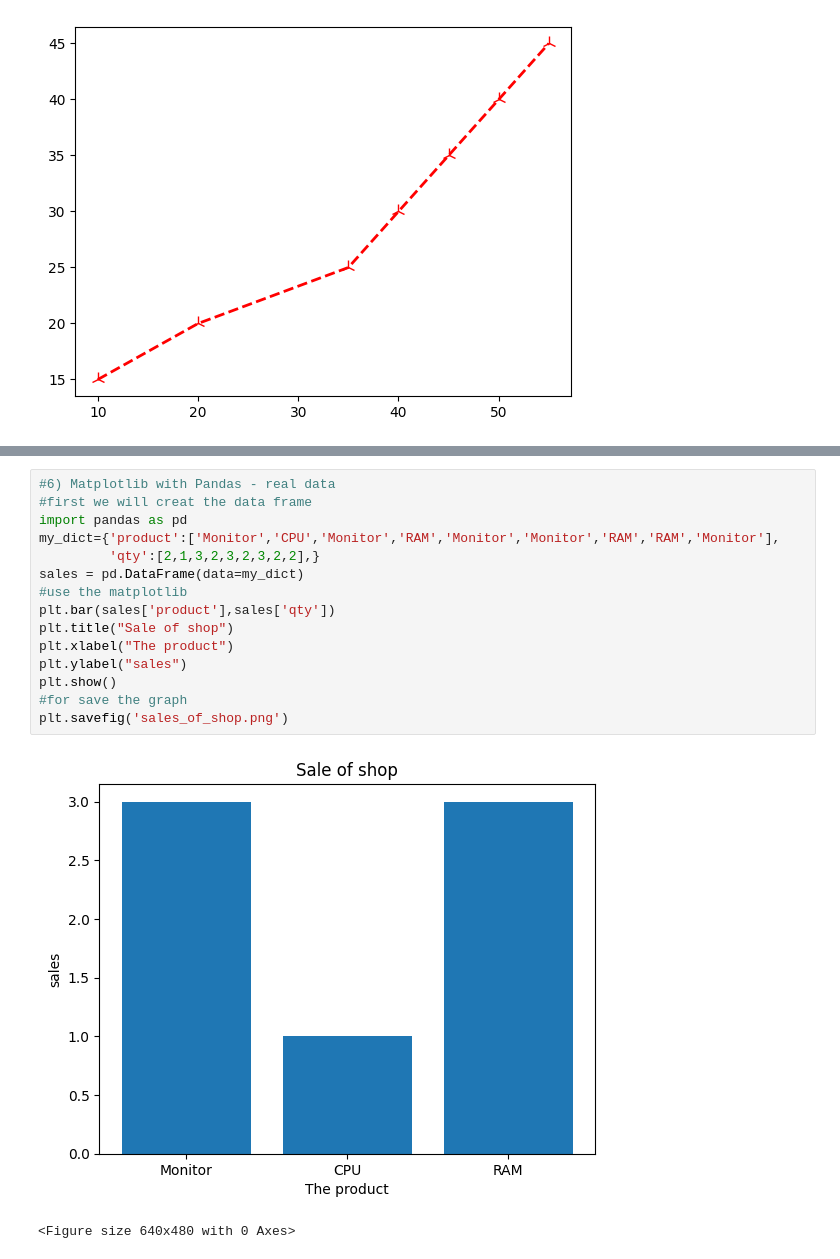
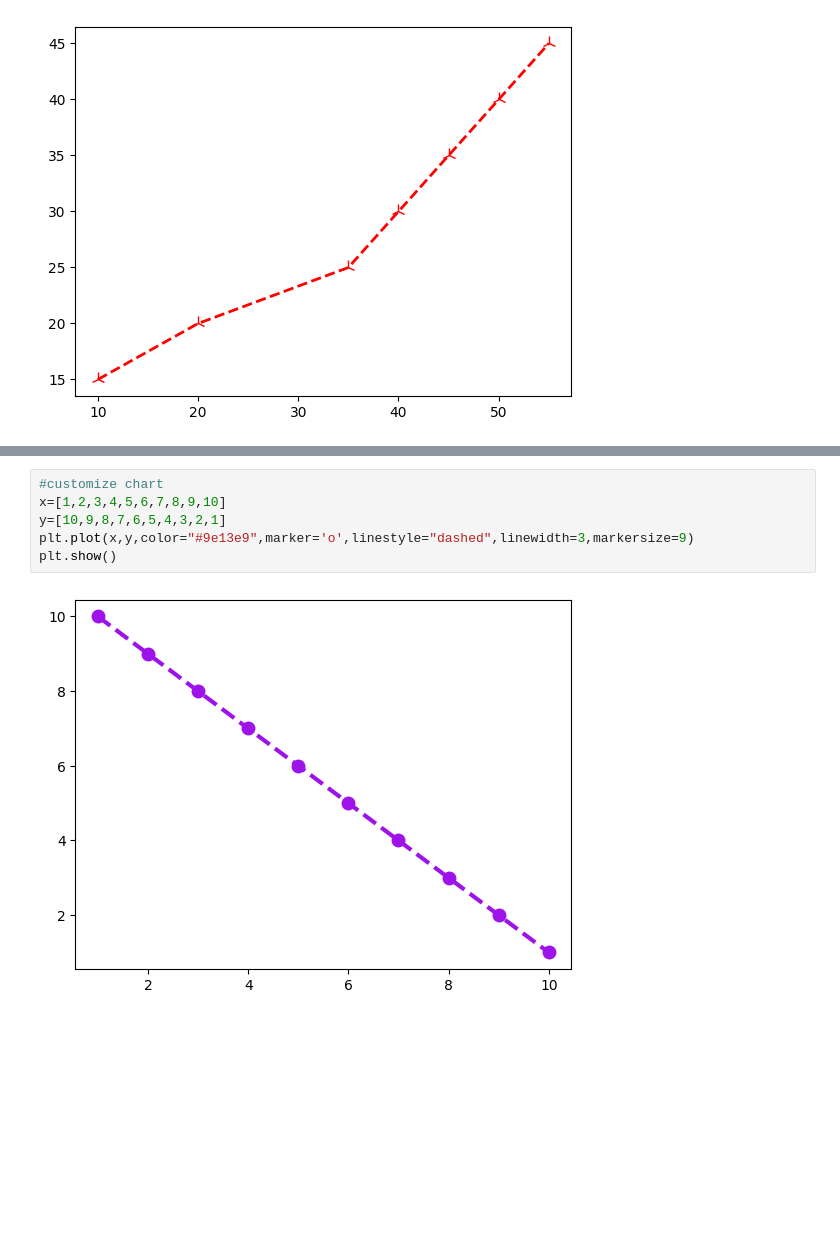
Before and after one commit to kailashchaudhary-p/Data-Science-Learning, a Jupyter notebook: Matplotlib.ipynb, the cells around one changed output, grey strips where cells are left out. Drawn from its saved outputs; the diff is of its cells as text; blank space fills up the shorter version.

```diff
--- a/Matplotlib.ipynb
+++ b/Matplotlib.ipynb
@@ -122,18 +39,8 @@ plt.show()
-# %%
-#6) Matplotlib with Pandas - real data
-#first we will creat the data frame
-import pandas as pd
-my_dict={'product':['Monitor','CPU','Monitor','RAM','Monitor','Monitor','RAM','RAM','Monitor'],
-         'qty':[2,1,3,2,3,2,3,2,2],}
-sales = pd.DataFrame(data=my_dict)
-#use the matplotlib
-plt.bar(sales['product'],sales['qty'])
-plt.title("Sale of shop")
-plt.xlabel("The product")
-plt.ylabel("sales")
-plt.show()
-#for save the graph
-plt.savefig('sales_of_shop.png')
-# %% [output]
-[figure, removed]
-<Figure size 640x480 with 0 Axes>
+# %%
+#customize chart
+x=[1,2,3,4,5,6,7,8,9,10]
+y=[10,9,8,7,6,5,4,3,2,1]
+plt.plot(x,y,color="#9e13e9",marker='o',linestyle="dashed",linewidth=3,markersize=9)
+plt.show()
+# %% [output]
+[figure, added]
```
Also changed, not shown: parts of 8 cells of this notebook.
